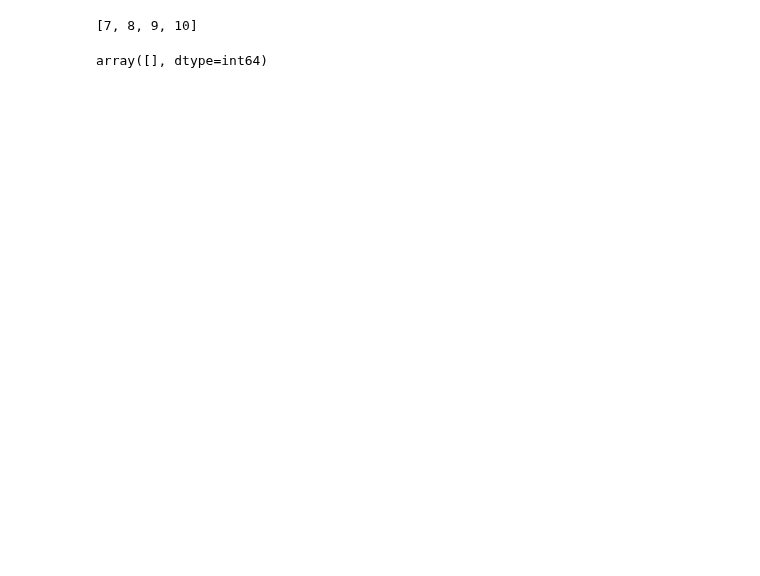
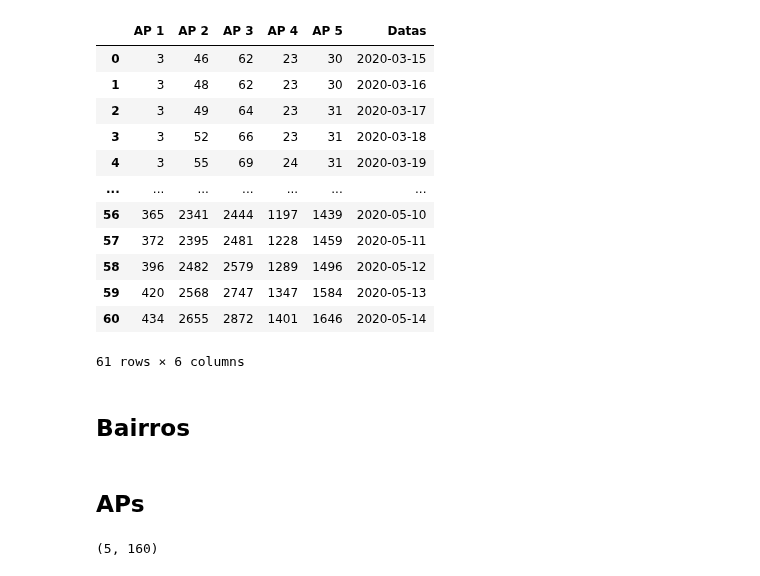
Before and after one commit to Modelagem-Covid-19-RJ/covid19, a Jupyter notebook: modelos/RJ/compartimental/geo_plot/series_temporais.ipynb, the cells around one changed output. Saved outputs shown, nothing was run; the diff lists cells and outputs as text; code cells hidden in the pictures; blank space fills up the shorter version.

```diff
--- a/modelos/RJ/compartimental/geo_plot/series_temporais.ipynb
+++ b/modelos/RJ/compartimental/geo_plot/series_temporais.ipynb
@@ -46,29 +88,26 @@ df_series_temp_novos.to_csv('dados-series-temp-novos-bairros.csv')
 df = read_data(pd.read_csv('Dados_indiv_MRJ_covid19 (2).csv', encoding = 'iso-8859-1', delimiter = ';'), fonte='prefeitura')
 dt_start = '15-03-2020'
 dt_fim = '15-05-2020'
-bairros = df['Bairro'].unique()
-dic_acumulados = {}
-dic_novos = {}
+dic_acumulados_aps = {}
+dic_novos_aps = {}
 
-for b in bairros:
-    if b != 'FORA DO MUNICÍPIO' and b != 'INDEFINIDO':
-        dic_acumulados.update({b:get_data(local = b, df = df,fonte = 'prefeitura',
-                                T_start = dt_start, T_fim = dt_fim, to_print=False)[0]})
-        dic_novos.update({b:get_data(local = b, df = df,fonte = 'prefeitura',
-                                T_start = dt_start, T_fim = dt_fim, to_print=False)[1]})
+for i, ap in enumerate(aps):
+    if ap != 'N/D':
+        dic_acumulados_aps.update({f'AP %s' %(i+1):np.sum(np.array([get_data(local = b, df = df,fonte = 'prefeitura',
+                                T_start = dt_start, T_fim = dt_fim, to_print=False)[0] for b in ap]), axis = 0)})
+        dic_novos_aps.update({f'AP %s' %(i+1):np.sum(np.array([get_data(local = b, df = df,fonte = 'prefeitura',
+                                T_start = dt_start, T_fim = dt_fim, to_print=False)[1] for b in ap]), axis = 0)})
 
-data_start = dt_start
-data_end = dt_fim
-start = dt.datetime.strptime(data_start, "%d-%m-%Y")
-then = dt.datetime.strptime(data_end, "%d-%m-%Y")
+start = dt.datetime.strptime(dt_start, "%d-%m-%Y")
+then = dt.datetime.strptime(dt_fim, "%d-%m-%Y")
 days = mdates.drange(start,then,dt.timedelta(days=1))
 dias = [str(mdates.num2date(v)).split(' ')[0] for v in days]
 
-dic_acumulados.update({'Datas':dias})
-dic_novos.update({'Datas':dias})
+dic_acumulados_aps.update({'Datas':dias})
+dic_novos_aps.update({'Datas':dias})
 
-df_series_temp_acumulados = pd.DataFrame(dic_acumulados)
-df_series_temp_novos = pd.DataFrame(dic_novos)
+df_series_temp_acumulados_aps = pd.DataFrame(dic_acumulados_aps)
+df_series_temp_novos_aps = pd.DataFrame(dic_novos_aps)
 
-df_series_temp_acumulados.to_csv('dados-series-temp-acumul-bairros.csv')
-df_series_temp_novos.to_csv('dados-series-temp-novos-bairros.csv')
+df_series_temp_acumulados_aps.to_csv('dados-series-temp-acumul-aps.csv')
+df_series_temp_novos_aps.to_csv('dados-series-temp-novos-aps.csv')
@@ -93,12 +114,21 @@ i = 10
-# %%
-l = [1,2,3,4,5,6,7,8,9,10]
-l[i-4:i+2]
-# %% [output]
-[7, 8, 9, 10]
-# %%
-temp_df[i-4:i+2]
-# %% [output]
-array([], dtype=int64)
+# %%
+df_series_temp_acumulados_aps
+# %% [output]
+|  | AP 1 | AP 2 | AP 3 | AP 4 | AP 5 | Datas |
+| 0 | 3 | 46 | 62 | 23 | 30 | 2020-03-15 |
+| 1 | 3 | 48 | 62 | 23 | 30 | 2020-03-16 |
+| 2 | 3 | 49 | 64 | 23 | 31 | 2020-03-17 |
+| 3 | 3 | 52 | 66 | 23 | 31 | 2020-03-18 |
+| 4 | 3 | 55 | 69 | 24 | 31 | 2020-03-19 |
+| ... | ... | ... | ... | ... | ... | ... |
+| 56 | 365 | 2341 | 2444 | 1197 | 1439 | 2020-05-10 |
+| 57 | 372 | 2395 | 2481 | 1228 | 1459 | 2020-05-11 |
+| 58 | 396 | 2482 | 2579 | 1289 | 1496 | 2020-05-12 |
+| 59 | 420 | 2568 | 2747 | 1347 | 1584 | 2020-05-13 |
+| 60 | 434 | 2655 | 2872 | 1401 | 1646 | 2020-05-14 |
+61 rows × 6 columns
+# %% [markdown]
+## Bairros
 # %%
 media_movel_novos = []
 media_movel_acumulados = []
@@ -116,3 +146,5 @@ for col in df_series_temp_novos.columns[:-1]:
             media_movel_acumulados_b += [np.sum(temp_df_acumulados[i-4:i+2])/(6*temp_df_acumulados[-1])]
     media_movel_novos += [media_movel_novos_b]
     media_movel_acumulados += [media_movel_acumulados_b]
+# %% [markdown]
+## APs
@@ -119 +168,5 @@ for col in df_series_temp_novos.columns[:-1]:
+# %%
+len(media_movel_novos_aps), len(media_movel_novos)
+# %% [output]
+(5, 160)
 # %%
```
Also changed, not shown: parts of 22 cells of this notebook, 4 other files.
